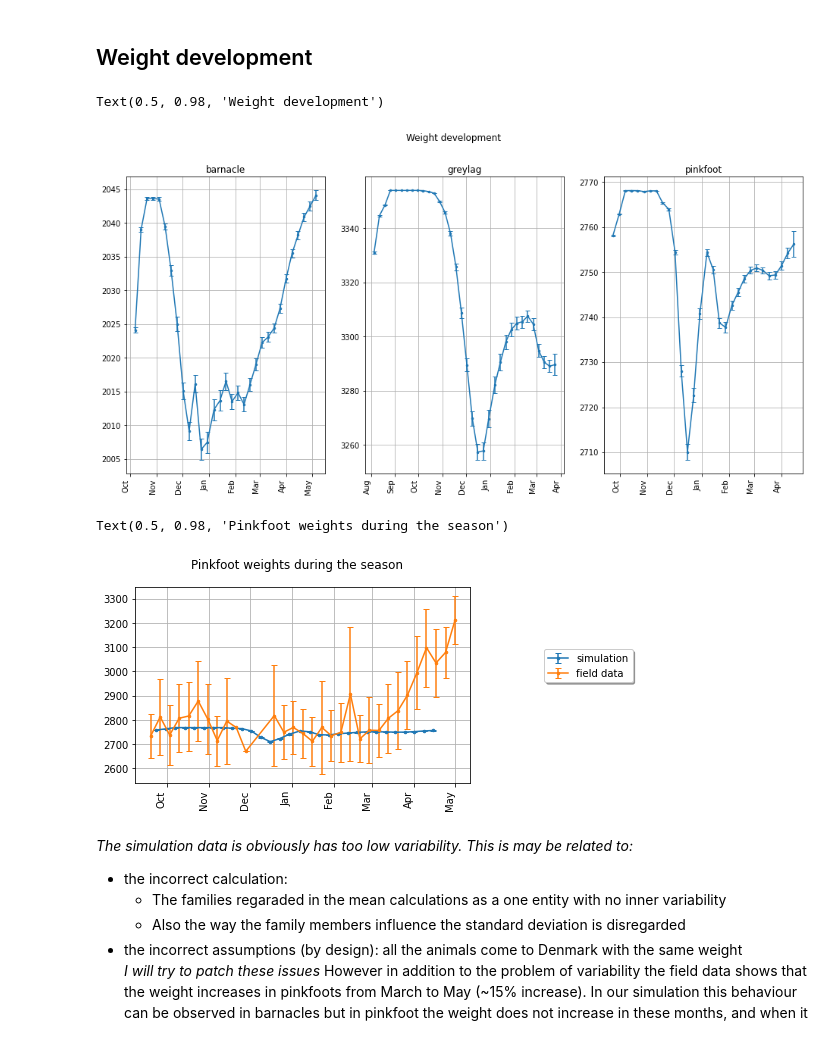
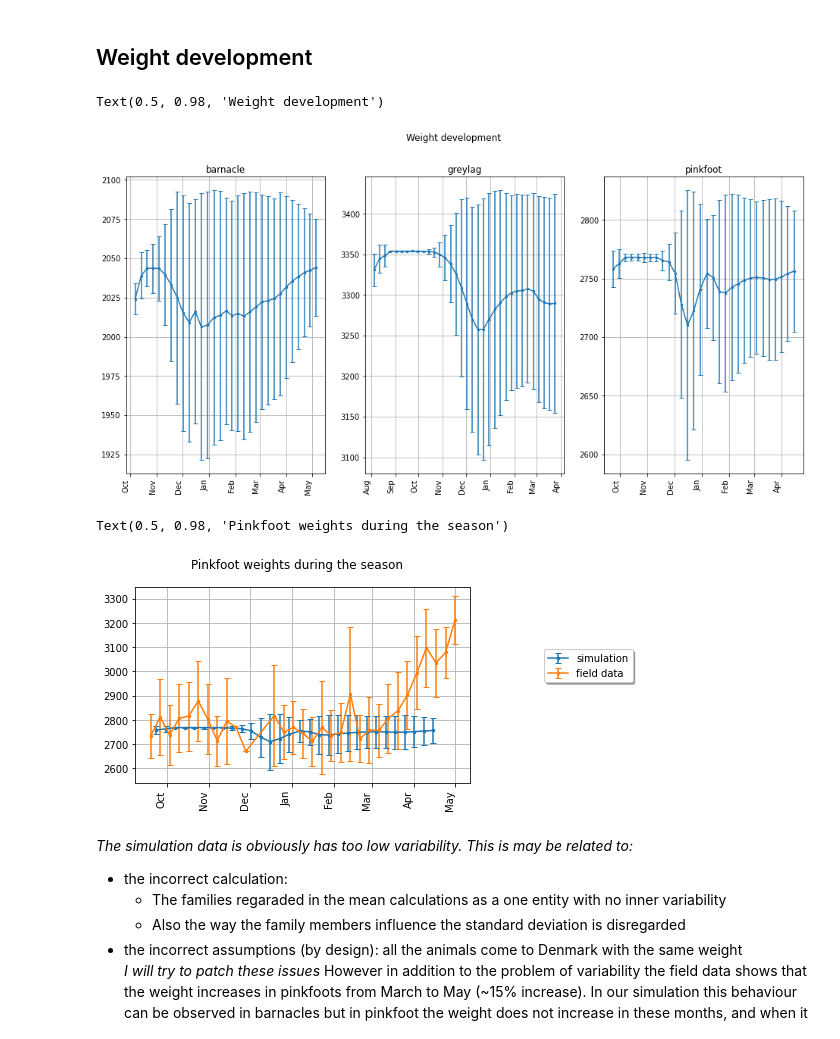
Before and after one commit to andrey-chu/almass_python_testing_mirror, a Jupyter notebook: Test_page_2.ipynb, the cells around one changed output. Cells and saved outputs as stored; diff of their text form; code cells hidden in the pictures.

```diff
--- a/Test_page_2.ipynb
+++ b/Test_page_2.ipynb
@@ -61,24 +61,24 @@ field_data.loc[np.logical_not(idx1),'Date']=field_data[np.logical_not(idx1)]['Da
 # %%
 
 fig9, ax9 = plt.subplots(1,3,figsize=mpl.figure.figaspect(0.5)*2)
 
 months = mdates.MonthLocator()
 myFmt = mdates.DateFormatter('%b')
 # plt.sca()
 fig9.autofmt_xdate(rotation='vertical')
 for i in range(3):
     ax9[i].xaxis.set_major_formatter(myFmt)
     ax9[i].grid()
     ax9[i].xaxis.set_minor_locator(months)
     ax9[i].xaxis_date()
     temp_data = weight_data[weight_data['species']==species_names[i]]
-    line9=ax9[i].errorbar(temp_data['daydate'],temp_data['mean_weight'],temp_data['mean_weight_se'], capsize=3, ms=5, marker=".")
+    line9=ax9[i].errorbar(temp_data['daydate'],temp_data['mean_weight'],temp_data['mean_weight_sd'], capsize=3, ms=5, marker=".")
     ax9[i].set_title(species_names[i])
 
 fig9.suptitle('Weight development')
 # %% [output]
 Text(0.5, 0.98, 'Weight development')
-[figure, old version]
+[figure, new version]
 # %%
 
 # Let us compare the field data and the simulation
@@ -98,14 +98,14 @@ field_agg=field_data.groupby('weekdate2').agg(weight_mean=('Weight', np.mean), w
 
 
 
-line10=ax10.errorbar(pinkfoot_simdata['daydate'],pinkfoot_simdata['mean_weight'],temp_data['mean_weight_se'], capsize=3, ms=5, marker=".")
+line10=ax10.errorbar(pinkfoot_simdata['daydate'],pinkfoot_simdata['mean_weight'],temp_data['mean_weight_sd'], capsize=3, ms=5, marker=".")
 line11=ax10.errorbar(field_agg.index,field_agg['weight_mean'],field_agg['weight_std'], capsize=3, ms=5, marker=".")
 ax10.legend(handles=[line10,line11], labels=['simulation', 'field data'], fancybox=True, shadow=True, loc='center right',bbox_to_anchor=(1.5, 0.60))
 ax10.grid()
 fig10.suptitle('Pinkfoot weights during the season')
 # %% [output]
 Text(0.5, 0.98, 'Pinkfoot weights during the season')
-[figure, old version]
+[figure, new version]
 # %% [markdown]
 <i>The simulation data is obviously has too low variability. This is may be related to:
 * the incorrect calculation:
```
Also changed, not shown: parts of 4 cells of this notebook, 9 other files.
